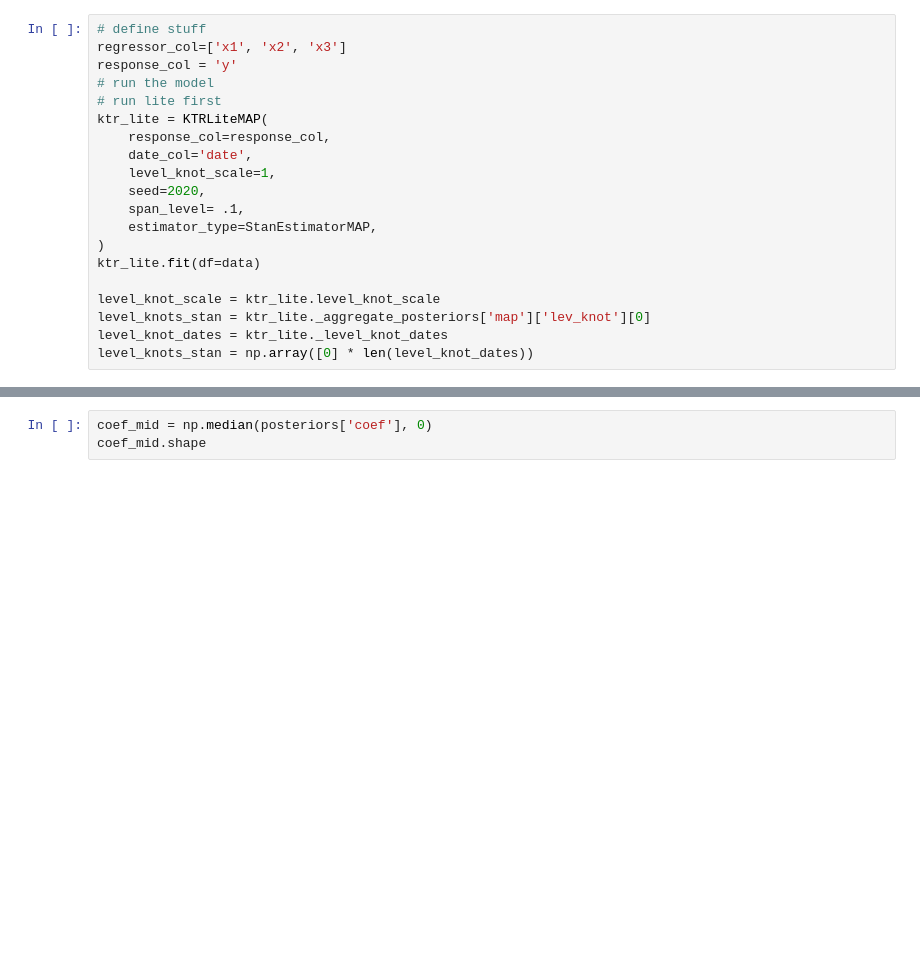
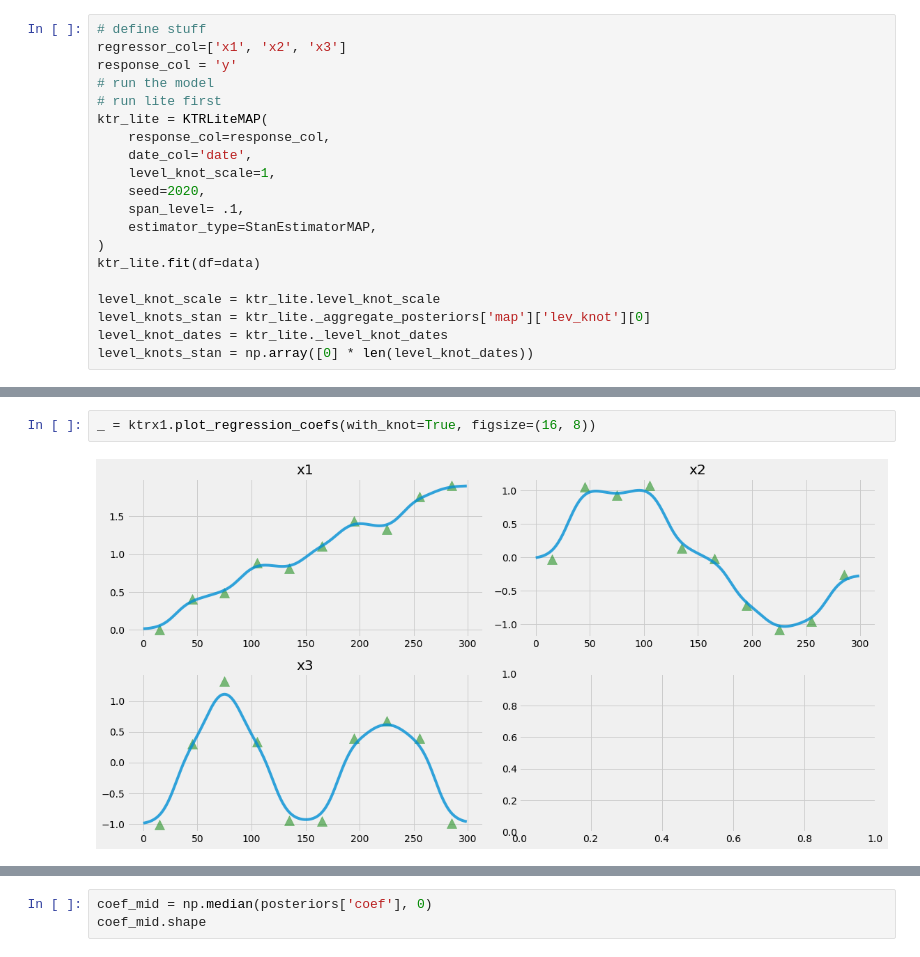
Before and after one commit to uber/orbit, a Jupyter notebook: examples/ktrx_simulation.ipynb, the cells around one changed output, grey strips where cells are left out. Drawn from its saved outputs; the diff is of its cells as text; blank space fills up the shorter version.

```diff
--- a/examples/ktrx_simulation.ipynb
+++ b/examples/ktrx_simulation.ipynb
@@ -150,3 +152,7 @@ Wall time: 10.8 s
+# %%
+_ = ktrx1.plot_regression_coefs(with_knot=True, figsize=(16, 8))
+# %% [output]
+[figure, added]
 # %%
 posteriors = ktrx1._posterior_samples.copy()
 coef = posteriors['coef']
```
Also changed, not shown: parts of 14 cells of this notebook, 2 other files.
